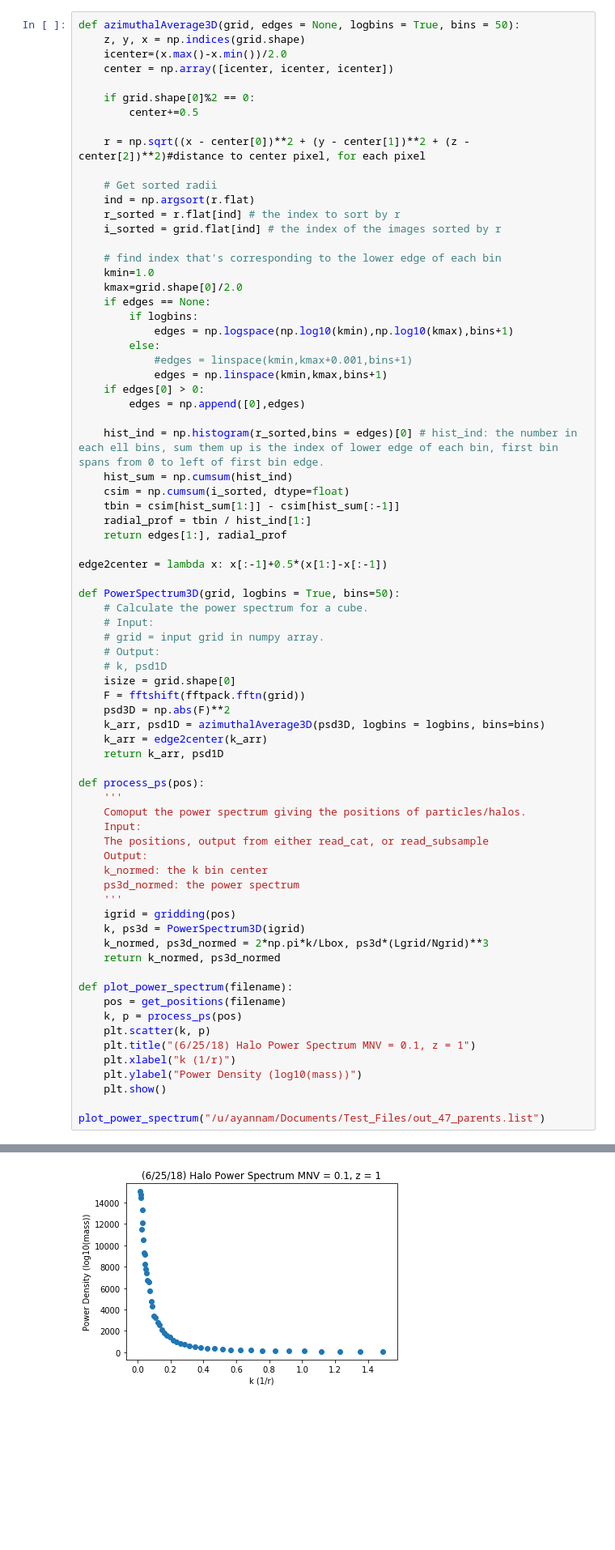
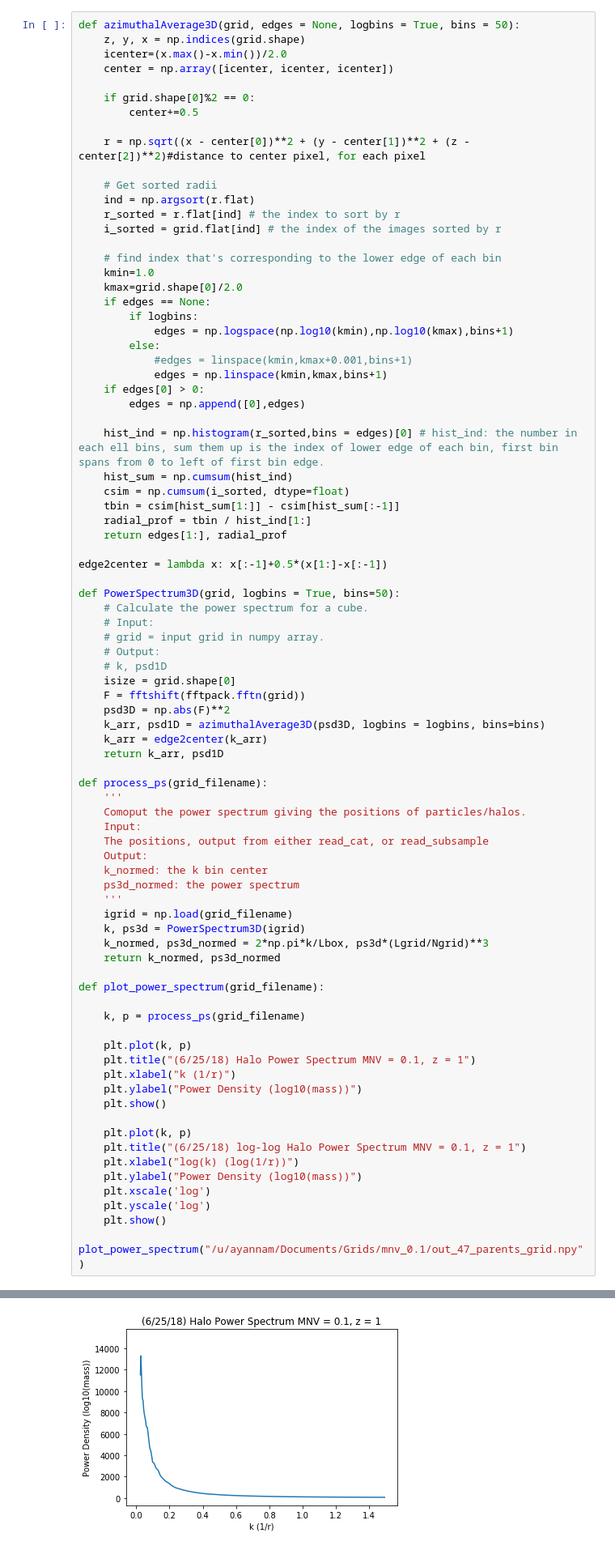
Before and after one commit to may32098/ASTROUSRP_halos_with_neutrinos, a Jupyter notebook: halo_cat_process.ipynb, the cells around one changed output, grey strips where cells are left out. Shown at 81% size. Drawn from its saved outputs; the diff is of its cells as text; blank space fills up the shorter version.

```diff
--- a/halo_cat_process.ipynb
+++ b/halo_cat_process.ipynb
@@ -179,7 +170,7 @@ def PowerSpectrum3D(grid, logbins = True, bins=50):
     k_arr = edge2center(k_arr)
     return k_arr, psd1D
 
-def process_ps(pos):
+def process_ps(grid_filename):
     '''
     Comoput the power spectrum giving the positions of particles/halos.
     Input:
@@ -188,19 +179,28 @@ def process_ps(pos):
     k_normed: the k bin center
     ps3d_normed: the power spectrum
     '''
-    igrid = gridding(pos)
+    igrid = np.load(grid_filename)
     k, ps3d = PowerSpectrum3D(igrid)
     k_normed, ps3d_normed = 2*np.pi*k/Lbox, ps3d*(Lgrid/Ngrid)**3
     return k_normed, ps3d_normed
 
-def plot_power_spectrum(filename):
-    pos = get_positions(filename)
-    k, p = process_ps(pos)
-    plt.scatter(k, p)
+def plot_power_spectrum(grid_filename):
+
+    k, p = process_ps(grid_filename)
+
+    plt.plot(k, p)
     plt.title("(6/25/18) Halo Power Spectrum MNV = 0.1, z = 1")
     plt.xlabel("k (1/r)")
     plt.ylabel("Power Density (log10(mass))")
     plt.show()
 
-plot_power_spectrum("/u/ayannam/Documents/Test_Files/out_47_parents.list")
+    plt.plot(k, p)
+    plt.title("(6/25/18) log-log Halo Power Spectrum MNV = 0.1, z = 1")
+    plt.xlabel("log(k) (log(1/r))")
+    plt.ylabel("Power Density (log10(mass))")
+    plt.xscale('log')
+    plt.yscale('log')
+    plt.show()
+
+plot_power_spectrum("/u/ayannam/Documents/Grids/mnv_0.1/out_47_parents_grid.npy")
 # %% [output]
@@ -216 +207 @@ Total runtime to read in ASCII = 19.85 seconds
-[figure, old version]
+[figure, new version]
```
Also changed, not shown: parts of 4 cells of this notebook.
